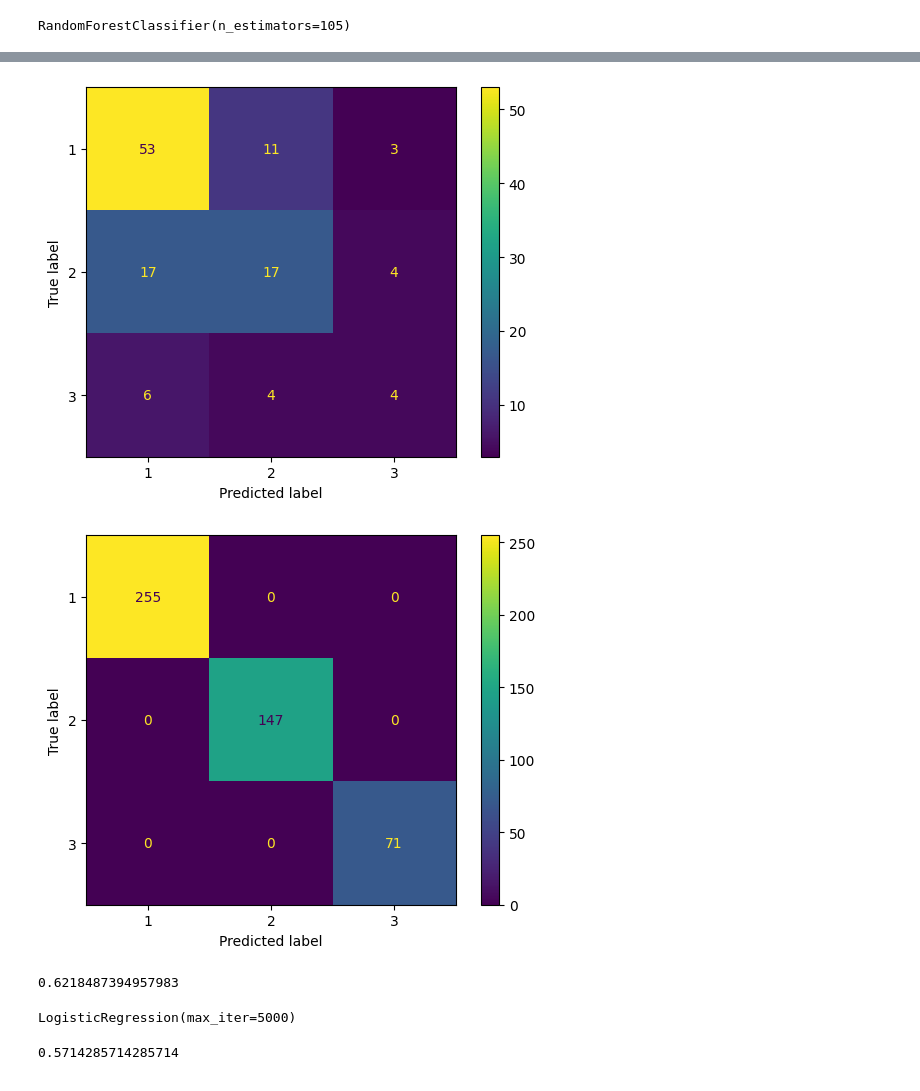
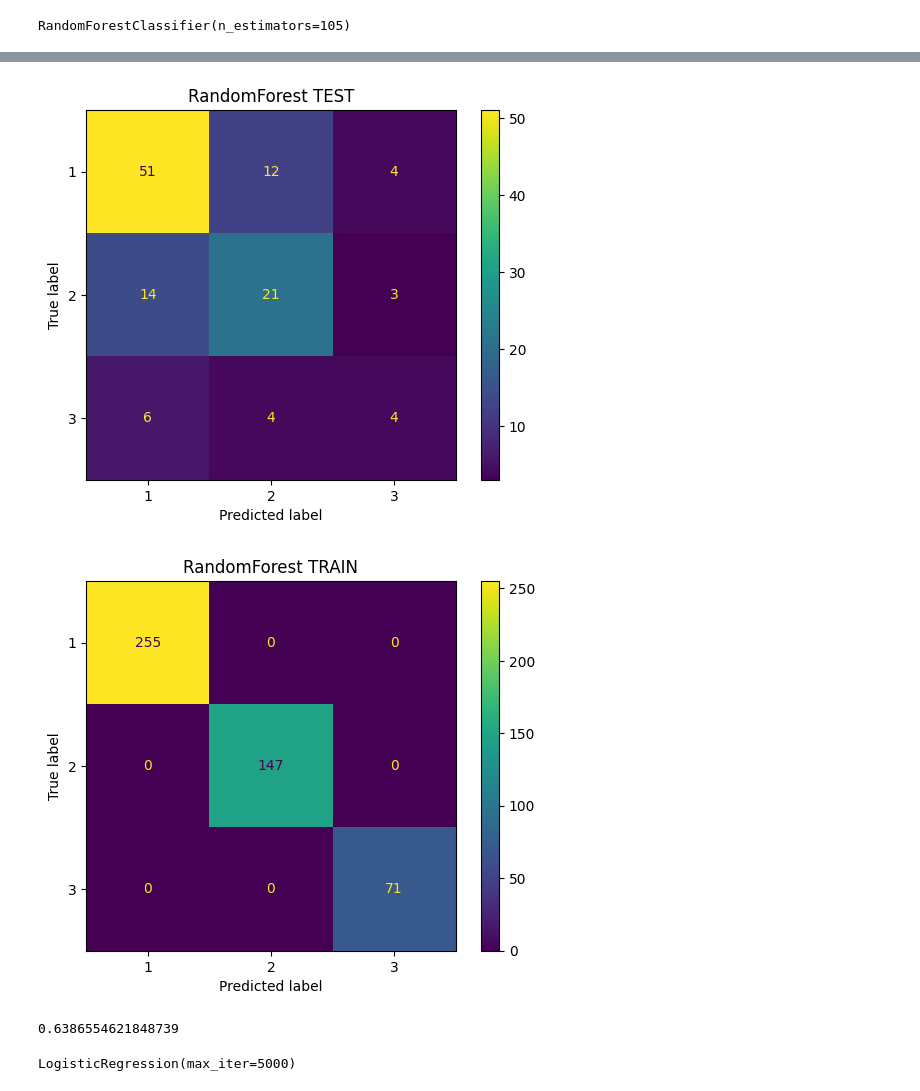
Before and after one commit to piotrkm/dengue_data_repo, a Jupyter notebook: DENGUE_project_grupa_01_klasyfikacja.ipynb, the cells around one changed output, grey strips where cells are left out. Drawn from its saved outputs; the diff is of its cells as text; code cells hidden in the pictures.

```diff
--- a/DENGUE_project_grupa_01_klasyfikacja.ipynb
+++ b/DENGUE_project_grupa_01_klasyfikacja.ipynb
@@ -120,7 +120,7 @@ from sklearn.preprocessing import StandardScaler, MinMaxScaler
 scaler = StandardScaler()
 #scaler = MinMaxScaler()
 
-scaler.fit(X)
+scaler.fit(X_train)
 
 X_train = pd.DataFrame(scaler.transform(X_train), columns=X_train.columns)
 X_test = pd.DataFrame(scaler.transform(X_test), columns=X_test.columns)
@@ -156,17 +198,20 @@ array([[53, 11,  3],
 # %%
 ConfusionMatrixDisplay.from_estimator(model_RF, X_test, y_test)
+plt.title('RandomForest TEST')
 plt.show()
 # %% [output]
-[figure, old version]
+[figure, new version]
 # %%
 ConfusionMatrixDisplay.from_estimator(model_RF, X_train, y_train)
+plt.title('RandomForest TRAIN')
+
 plt.show()
 # %% [output]
-[figure, old version]
+[figure, new version]
 # %%
 model_RF.score(X_test, y_test)
 # %% [output]
-0.6218487394957983
+0.6386554621848739
 # %%
 model_LR = LogisticRegression(max_iter=5000)
 model_LR.fit(X_train, y_train)
@@ -174,7 +219,7 @@ model_LR.fit(X_train, y_train)
 LogisticRegression(max_iter=5000)
 # %%
 model_LR.score(X_test, y_test)
+
+scores.append({'LogisticRegression': get_scores(model_LR)})
-# %% [output]
-0.5714285714285714
 # %%
 ConfusionMatrixDisplay.from_estimator(model_LR, X_test, y_test)
```
Also changed, not shown: parts of 14 cells of this notebook.
